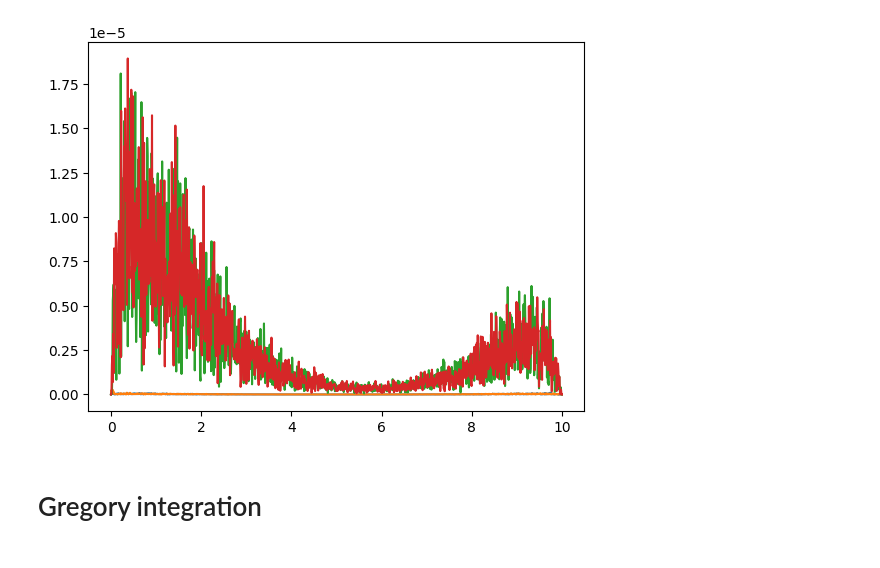
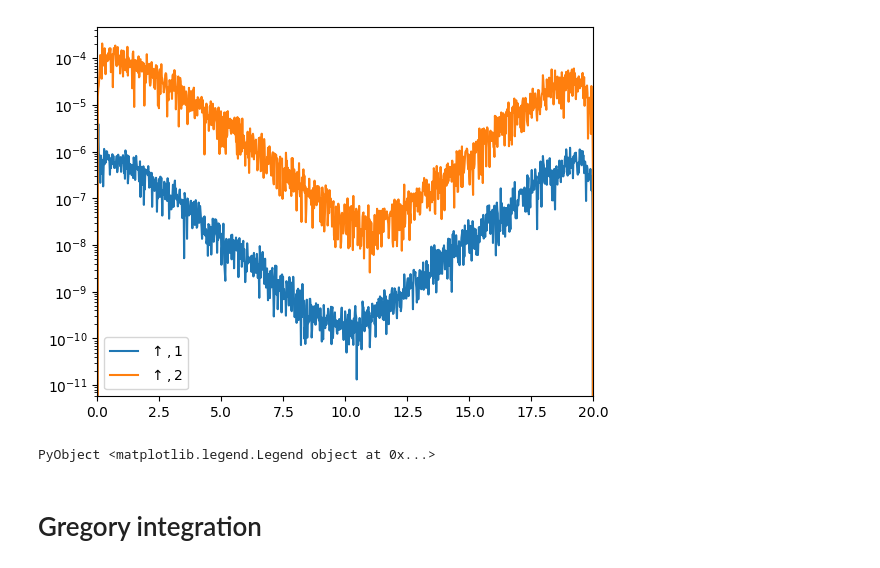
Before and after one commit to krivenko/QInchworm.jl, a Jupyter notebook: bench/ysr/post-processing.ipynb, the cells around one changed output. Saved outputs shown, nothing was run; the diff lists cells and outputs as text; code cells hidden in the pictures.

```diff
--- a/bench/ysr/post-processing.ipynb
+++ b/bench/ysr/post-processing.ipynb
@@ -2,13 +2,13 @@
 using HDF5; h5 = HDF5
 using PyPlot; plt = PyPlot
 
-#fid = h5.h5open("gf_ysr.order2_ntau1024_N_samples4096_N_seqs4.h5", "r")
-#fid = h5.h5open("gf_ysr.order2_ntau1024_N_samples16384_N_seqs4.h5", "r")
-#fid = h5.h5open("gf_ysr.order2_ntau1024_N_samples65536_N_seqs4.h5", "r")
-fid = h5.h5open("gf_ysr.order2_ntau1024_N_samples262144_N_seqs4.h5", "r")
+#fid = h5.h5open("beta20/gf_ysr.order2_ntau1024_N_samples1024_N_seqs4.h5", "r")
+#fid = h5.h5open("gf_ysr.order2_ntau256_N_samples256_N_seqs4.h5", "r")
+#fid = h5.h5open("gf_ysr.order2_ntau1024_N_samples256_N_seqs4.h5", "r")
+fid = h5.h5open("gf_ysr.order2_ntau1024_N_samples65536_N_seqs4.h5", "r")
 
 τ = fid["/data/tau"][]
-β = τ[end]
+@show β = τ[end]
 
 orders = fid["/data/orders"][]
 @show orders
@@ -35,10 +68,13 @@ plt.xlim((0, β));
 # %%
-plt.plot(τ, real(g_std_u1), label=raw"$\uparrow,1$");
-plt.plot(τ, real(g_std_d1), label=raw"$\donwarrow,1$");
-plt.plot(τ, real(g_std_u2), label=raw"$\uparrow,2$");
-plt.plot(τ, real(g_std_d2), label=raw"$\downarrow,2$");
+plt.semilogy(τ, abs.(real(g_std_u1)), label=raw"$\uparrow,1$")
+plt.semilogy(τ, abs.(real(g_std_u2)), label=raw"$\uparrow,2$")
+#plt.semilogy(τ, abs.(real(g_std_d1)), label=raw"$\donwarrow,1$")
+#plt.semilogy(τ, abs.(real(g_std_d2)), label=raw"$\downarrow,2$")
+plt.xlim((0, β));
+plt.legend()
 # %% [output]
-[figure, old version]
+[figure, new version]
+PyObject <matplotlib.legend.Legend object at 0x...>
 # %% [markdown]
 # Gregory integration
 # %%
```
Also changed, not shown: parts of 9 cells of this notebook.
